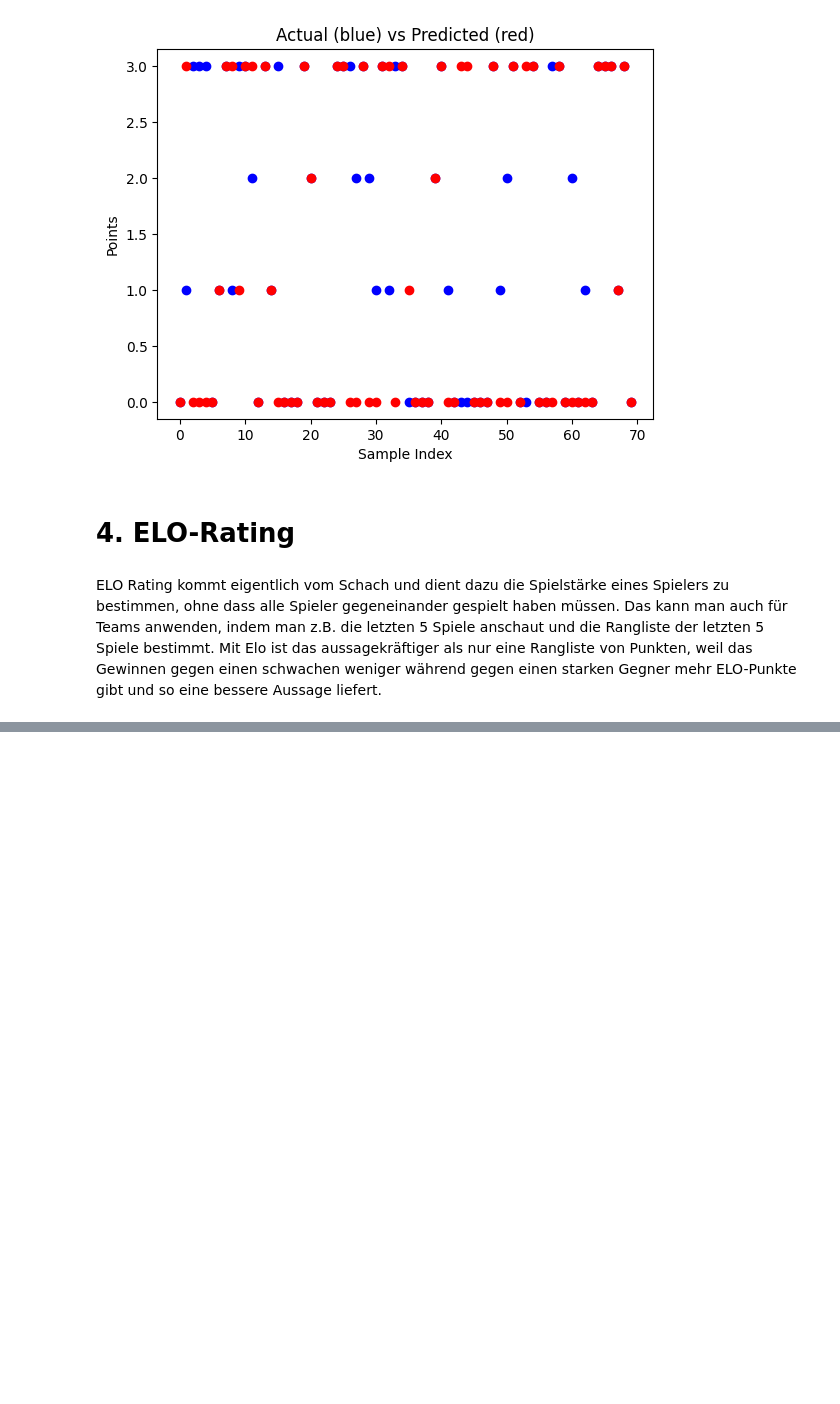
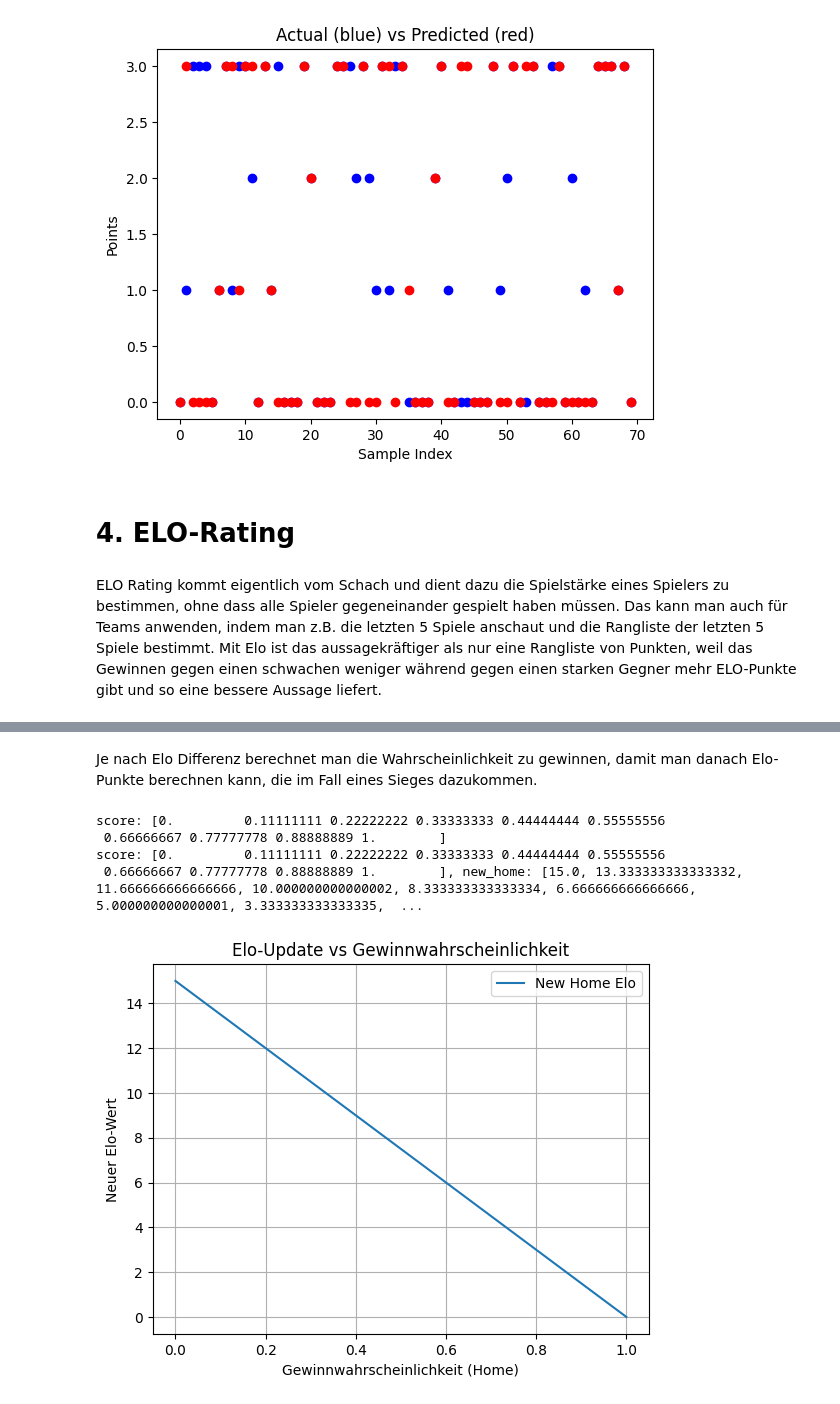
Before and after one commit to gagnauxl/hockey_prediction, a Jupyter notebook: src/hockey-prediction.ipynb, the cells around one changed output, grey strips where cells are left out. Saved outputs shown, nothing was run; the diff lists cells and outputs as text; code cells hidden in the pictures; blank space fills up the shorter version.

```diff
--- a/src/hockey-prediction.ipynb
+++ b/src/hockey-prediction.ipynb
@@ -134,0 +140,10 @@ ELO Rating kommt eigentlich vom Schach und dient dazu die Spielstärke eines Spi
+# %% [markdown]
+Je nach Elo Differenz berechnet man die Wahrscheinlichkeit zu gewinnen, damit man danach Elo-Punkte berechnen kann, die im Fall eines Sieges dazukommen.
+# %%
+elo.plot_update_elo()
+# %% [output]
+score: [0.         0.11111111 0.22222222 0.33333333 0.44444444 0.55555556
+ 0.66666667 0.77777778 0.88888889 1.        ]
+score: [0.         0.11111111 0.22222222 0.33333333 0.44444444 0.55555556
+ 0.66666667 0.77777778 0.88888889 1.        ], new_home: [15.0, 13.333333333333332, 11.666666666666666, 10.000000000000002, 8.333333333333334, 6.666666666666666, 5.000000000000001, 3.333333333333335,  ...
+[figure, added]
```
Also changed, not shown: parts of 9 cells of this notebook, 4 other files.
